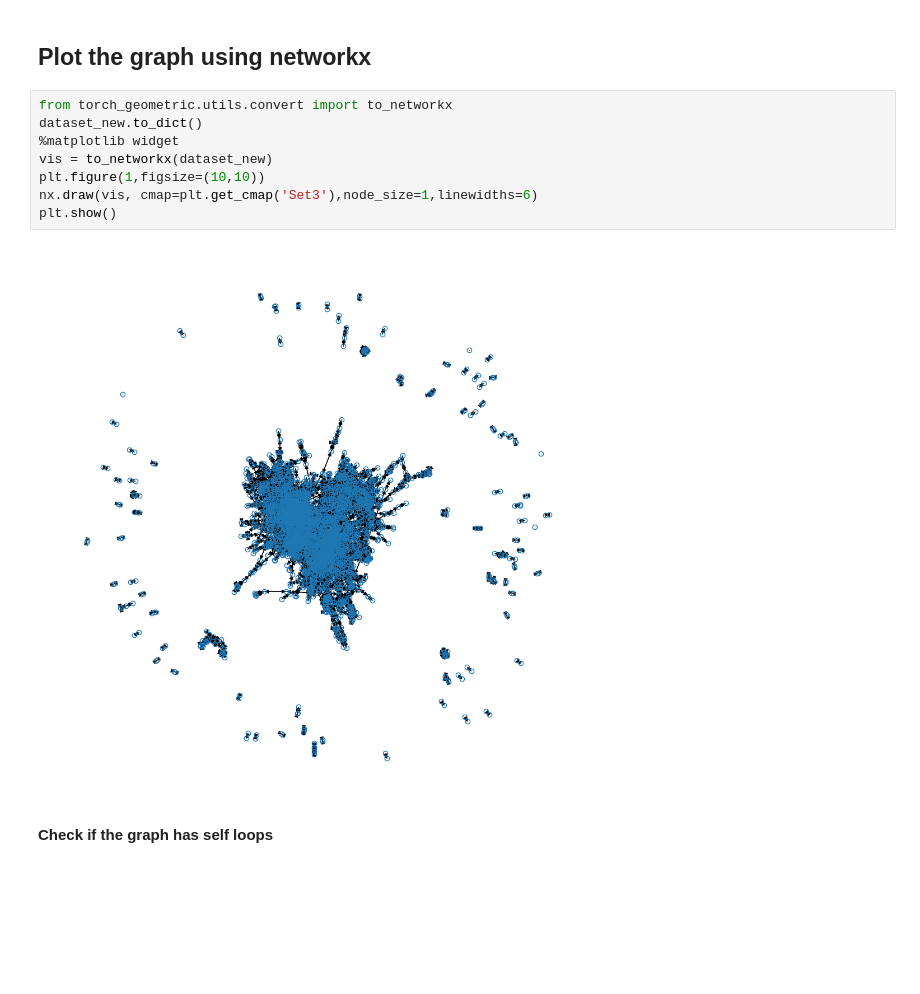
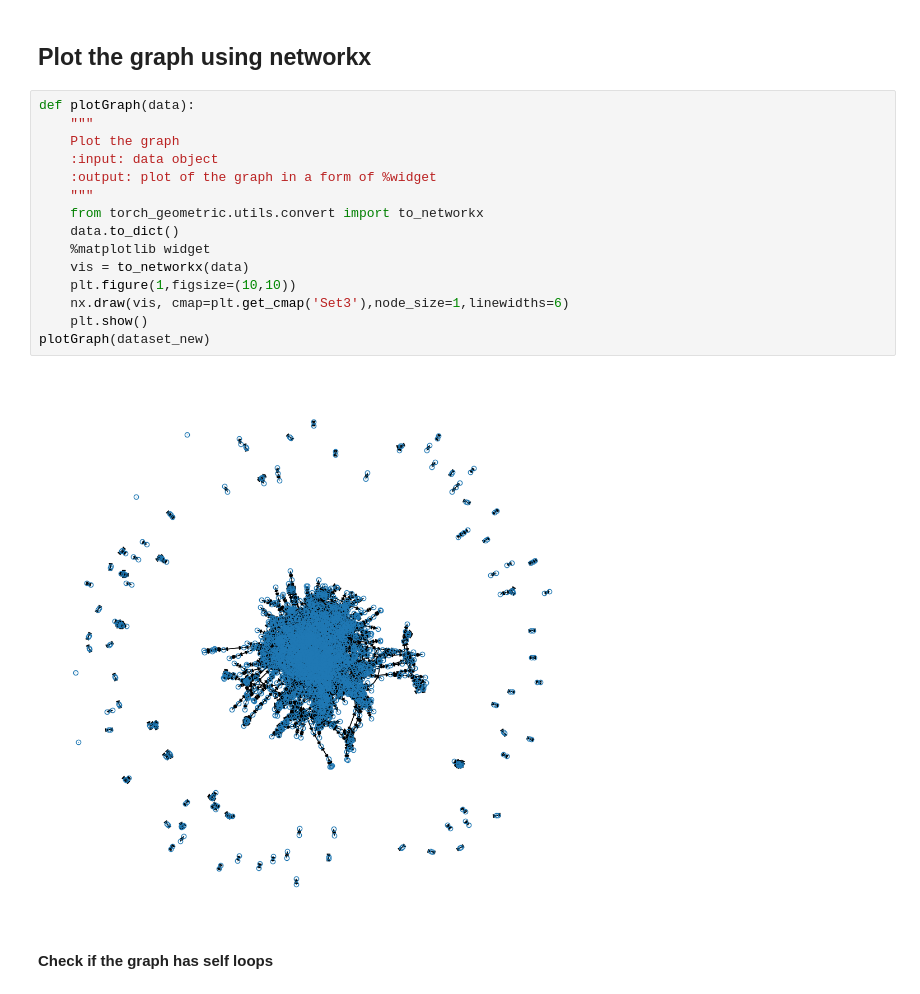
Before and after one commit to V5NEXT/GNN, a Jupyter notebook: edit_cora.ipynb, the cells around one changed output. Cells and saved outputs as stored; diff of their text form; blank space fills up the shorter version.

```diff
--- a/edit_cora.ipynb
+++ b/edit_cora.ipynb
@@ -264,15 +264,22 @@ dataset = Data(x=dataset.data.x, y=dataset.data.y, edge_index=dataset.data.edge_
 # %% [markdown]
 ## Plot the graph using networkx
 # %%
-from torch_geometric.utils.convert import to_networkx
-dataset_new.to_dict()
-%matplotlib widget
-vis = to_networkx(dataset_new)
-plt.figure(1,figsize=(10,10))
-nx.draw(vis, cmap=plt.get_cmap('Set3'),node_size=1,linewidths=6)
-plt.show()
+def plotGraph(data):
+    """
+    Plot the graph
+    :input: data object
+    :output: plot of the graph in a form of %widget
+    """
+    from torch_geometric.utils.convert import to_networkx
+    data.to_dict()
+    %matplotlib widget
+    vis = to_networkx(data)
+    plt.figure(1,figsize=(10,10))
+    nx.draw(vis, cmap=plt.get_cmap('Set3'),node_size=1,linewidths=6)
+    plt.show()
+plotGraph(dataset_new)
 # %% [output]
-[figure, old version]
+[figure, new version]
 # %% [markdown]
 **Check if the graph has self loops**
 # %%
```
Also changed, not shown: parts of 3 cells of this notebook.
